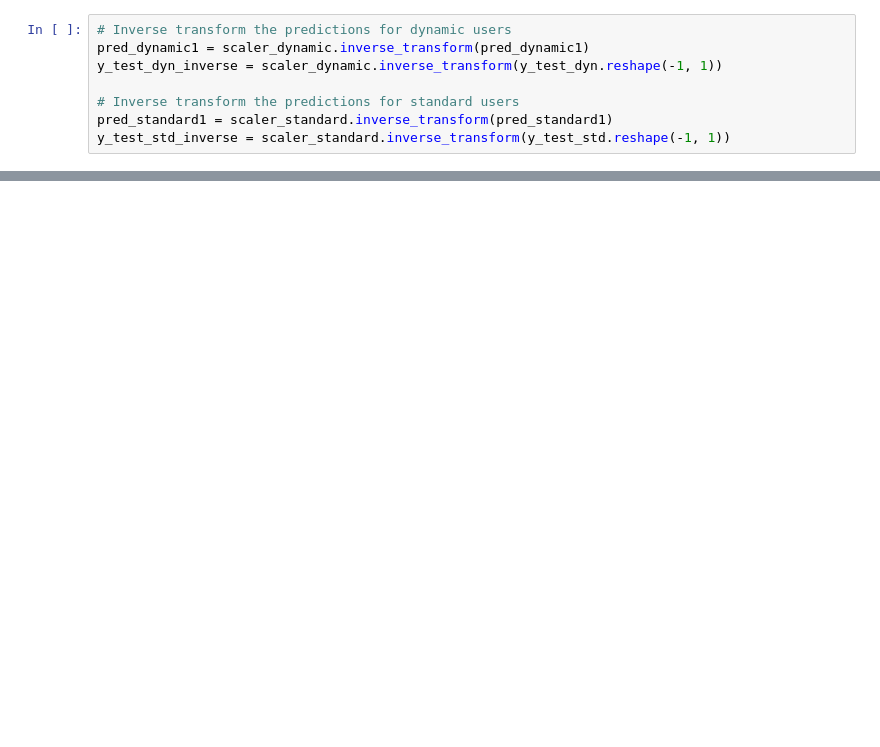
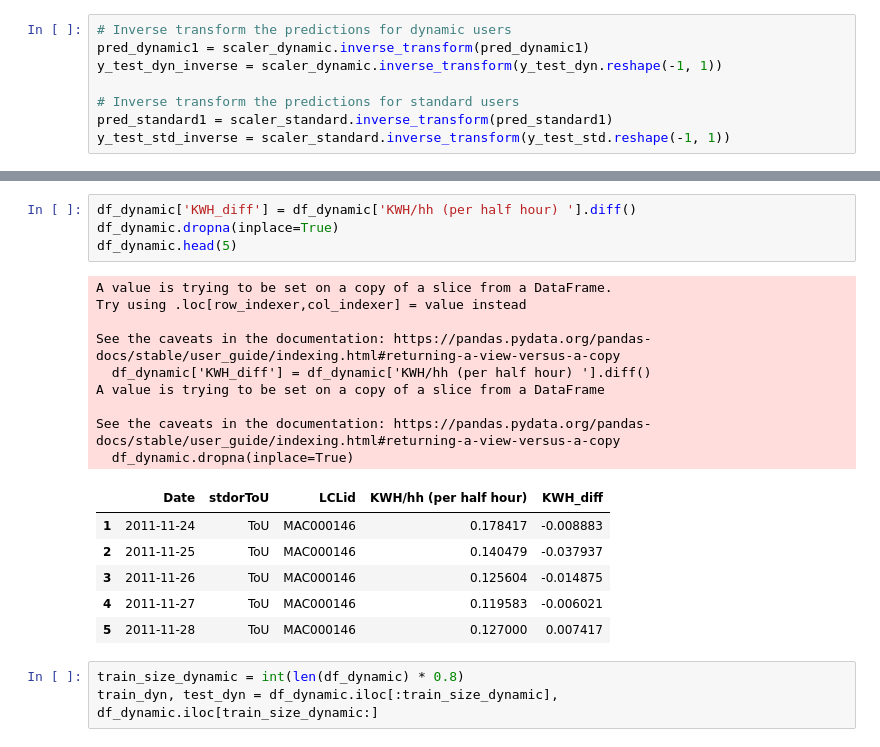
Before and after one commit to asgharlaib/Project_v1, a Jupyter notebook: Project.ipynb, the cells around one changed output, grey strips where cells are left out. Drawn from its saved outputs; the diff is of its cells as text; blank space fills up the shorter version.

```diff
--- a/Project.ipynb
+++ b/Project.ipynb
@@ -573,0 +587,23 @@ plt.show()
+# %%
+df_dynamic['KWH_diff'] = df_dynamic['KWH/hh (per half hour) '].diff()
+df_dynamic.dropna(inplace=True)
+df_dynamic.head(5)
+# %% [output]
+A value is trying to be set on a copy of a slice from a DataFrame.
+Try using .loc[row_indexer,col_indexer] = value instead
+
+See the caveats in the documentation: https://pandas.pydata.org/pandas-docs/stable/user_guide/indexing.html#returning-a-view-versus-a-copy
+  df_dynamic['KWH_diff'] = df_dynamic['KWH/hh (per half hour) '].diff()
+A value is trying to be set on a copy of a slice from a DataFrame
+
+See the caveats in the documentation: https://pandas.pydata.org/pandas-docs/stable/user_guide/indexing.html#returning-a-view-versus-a-copy
+  df_dynamic.dropna(inplace=True)
+|  | Date | stdorToU | LCLid | KWH/hh (per half hour) | KWH_diff |
+| 1 | 2011-11-24 | ToU | MAC000146 | 0.178417 | -0.008883 |
+| 2 | 2011-11-25 | ToU | MAC000146 | 0.140479 | -0.037937 |
+| 3 | 2011-11-26 | ToU | MAC000146 | 0.125604 | -0.014875 |
+| 4 | 2011-11-27 | ToU | MAC000146 | 0.119583 | -0.006021 |
+| 5 | 2011-11-28 | ToU | MAC000146 | 0.127000 | 0.007417 |
+# %%
+train_size_dynamic = int(len(df_dynamic) * 0.8)
+train_dyn, test_dyn = df_dynamic.iloc[:train_size_dynamic], df_dynamic.iloc[train_size_dynamic:]
```
Also changed, not shown: parts of 20 cells of this notebook.
